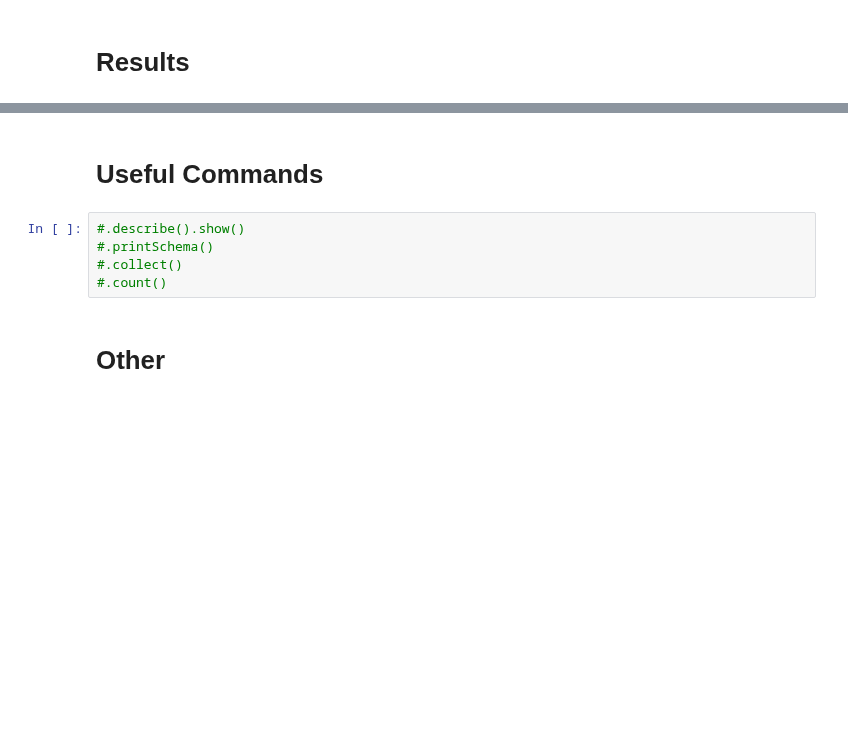
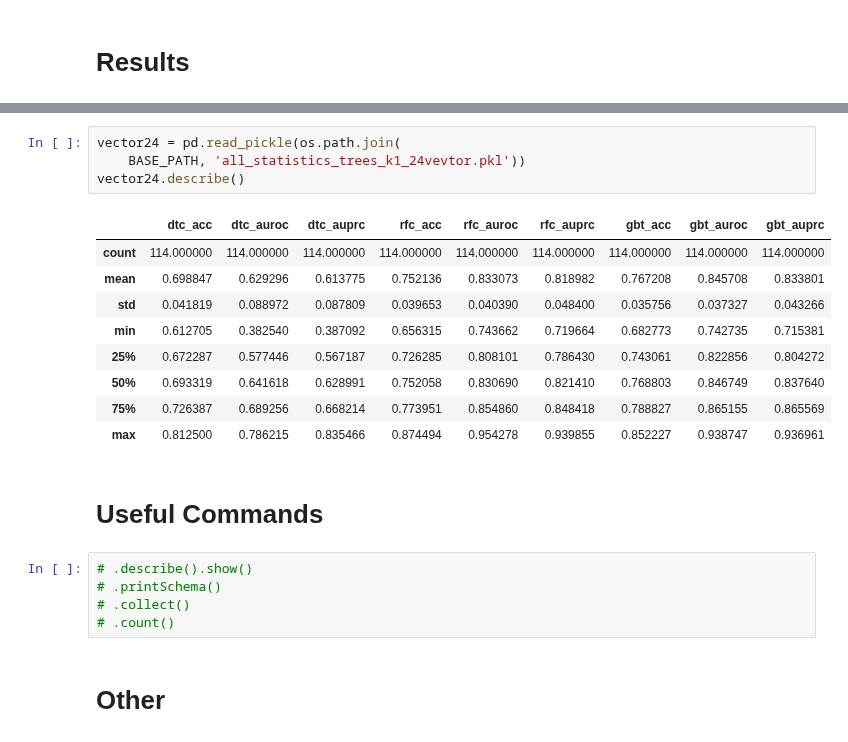
Before and after one commit to soroushomidvar/anomaly-detection, a Jupyter notebook: Spark Model.ipynb, the cells around one changed output, grey strips where cells are left out. Drawn from its saved outputs; the diff is of its cells as text; blank space fills up the shorter version.

```diff
--- a/Spark Model.ipynb
+++ b/Spark Model.ipynb
@@ -1163,10 +1325,24 @@ def call_model_with_mlp(sdf):
+# %%
+vector24 = pd.read_pickle(os.path.join(
+    BASE_PATH, 'all_statistics_trees_k1_24vevtor.pkl'))
+vector24.describe()
+# %% [output]
+|  | dtc_acc | dtc_auroc | dtc_auprc | rfc_acc | rfc_auroc | rfc_auprc | gbt_acc | gbt_auroc | gbt_auprc |
+| count | 114.000000 | 114.000000 | 114.000000 | 114.000000 | 114.000000 | 114.000000 | 114.000000 | 114.000000 | 114.000000 |
+| mean | 0.698847 | 0.629296 | 0.613775 | 0.752136 | 0.833073 | 0.818982 | 0.767208 | 0.845708 | 0.833801 |
+| std | 0.041819 | 0.088972 | 0.087809 | 0.039653 | 0.040390 | 0.048400 | 0.035756 | 0.037327 | 0.043266 |
+| min | 0.612705 | 0.382540 | 0.387092 | 0.656315 | 0.743662 | 0.719664 | 0.682773 | 0.742735 | 0.715381 |
+| 25% | 0.672287 | 0.577446 | 0.567187 | 0.726285 | 0.808101 | 0.786430 | 0.743061 | 0.822856 | 0.804272 |
+| 50% | 0.693319 | 0.641618 | 0.628991 | 0.752058 | 0.830690 | 0.821410 | 0.768803 | 0.846749 | 0.837640 |
+| 75% | 0.726387 | 0.689256 | 0.668214 | 0.773951 | 0.854860 | 0.848418 | 0.788827 | 0.865155 | 0.865569 |
+| max | 0.812500 | 0.786215 | 0.835466 | 0.874494 | 0.954278 | 0.939855 | 0.852227 | 0.938747 | 0.936961 |
 # %% [markdown]
 # **Useful Commands**
 # %%
-#.describe().show()
-#.printSchema()
-#.collect()
-#.count()
+# .describe().show()
+# .printSchema()
+# .collect()
+# .count()
 # %% [markdown]
 # **Other**
 # %%
```
Also changed, not shown: parts of 24 cells of this notebook.
